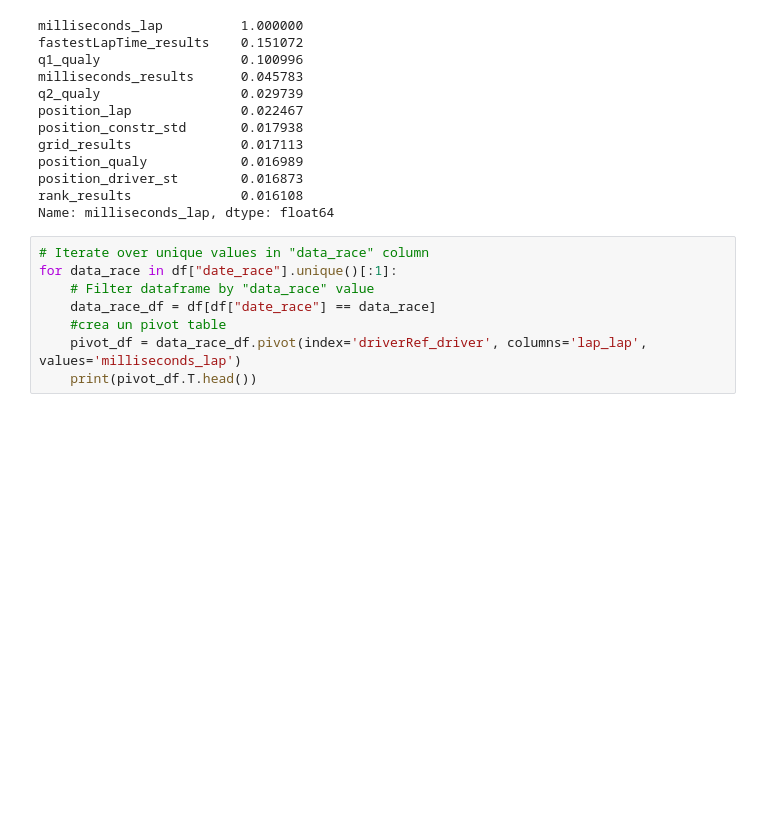
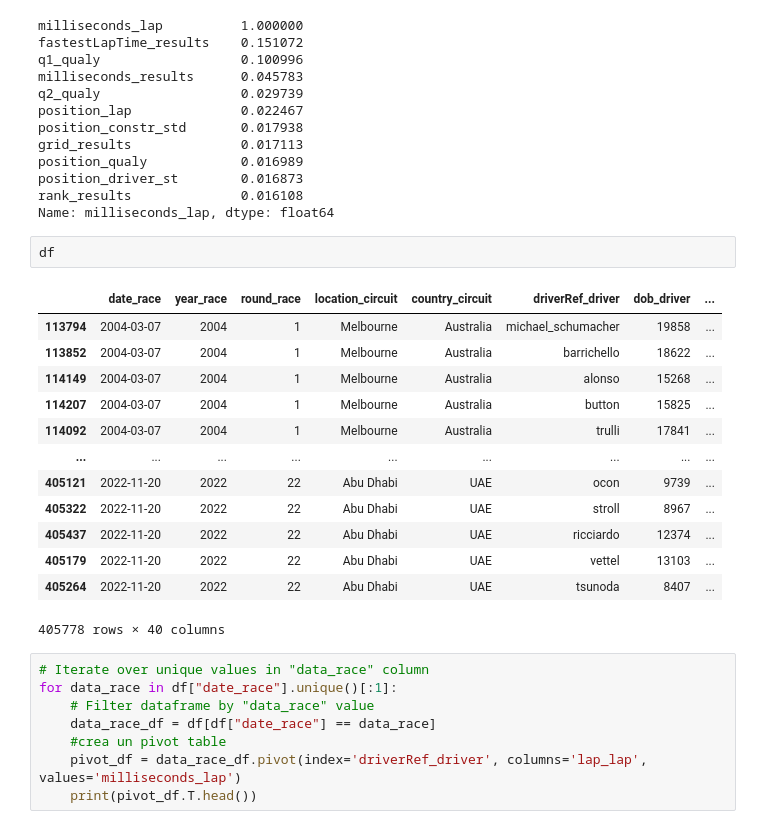
Before and after one commit to Cilluzzo5/F1, a Jupyter notebook: src/data_analysis.ipynb, the cells around one changed output. Cells and saved outputs as stored; diff of their text form; blank space fills up the shorter version.

```diff
--- a/src/data_analysis.ipynb
+++ b/src/data_analysis.ipynb
@@ -136,6 +136,22 @@ position_qualy            0.016989
 position_driver_st        0.016873
 rank_results              0.016108
 Name: milliseconds_lap, dtype: float64
+# %%
+df
+# %% [output]
+|  | date_race | year_race | round_race | location_circuit | country_circuit | driverRef_driver | dob_driver | ... |
+| 113794 | 2004-03-07 | 2004 | 1 | Melbourne | Australia | michael_schumacher | 19858 | ... |
+| 113852 | 2004-03-07 | 2004 | 1 | Melbourne | Australia | barrichello | 18622 | ... |
+| 114149 | 2004-03-07 | 2004 | 1 | Melbourne | Australia | alonso | 15268 | ... |
+| 114207 | 2004-03-07 | 2004 | 1 | Melbourne | Australia | button | 15825 | ... |
+| 114092 | 2004-03-07 | 2004 | 1 | Melbourne | Australia | trulli | 17841 | ... |
+| ... | ... | ... | ... | ... | ... | ... | ... | ... |
+| 405121 | 2022-11-20 | 2022 | 22 | Abu Dhabi | UAE | ocon | 9739 | ... |
+| 405322 | 2022-11-20 | 2022 | 22 | Abu Dhabi | UAE | stroll | 8967 | ... |
+| 405437 | 2022-11-20 | 2022 | 22 | Abu Dhabi | UAE | ricciardo | 12374 | ... |
+| 405179 | 2022-11-20 | 2022 | 22 | Abu Dhabi | UAE | vettel | 13103 | ... |
+| 405264 | 2022-11-20 | 2022 | 22 | Abu Dhabi | UAE | tsunoda | 8407 | ... |
+405778 rows × 40 columns
 # %%
 # Iterate over unique values in "data_race" column
 for data_race in df["date_race"].unique()[:1]:
```
Also changed, not shown: 1 other file.
